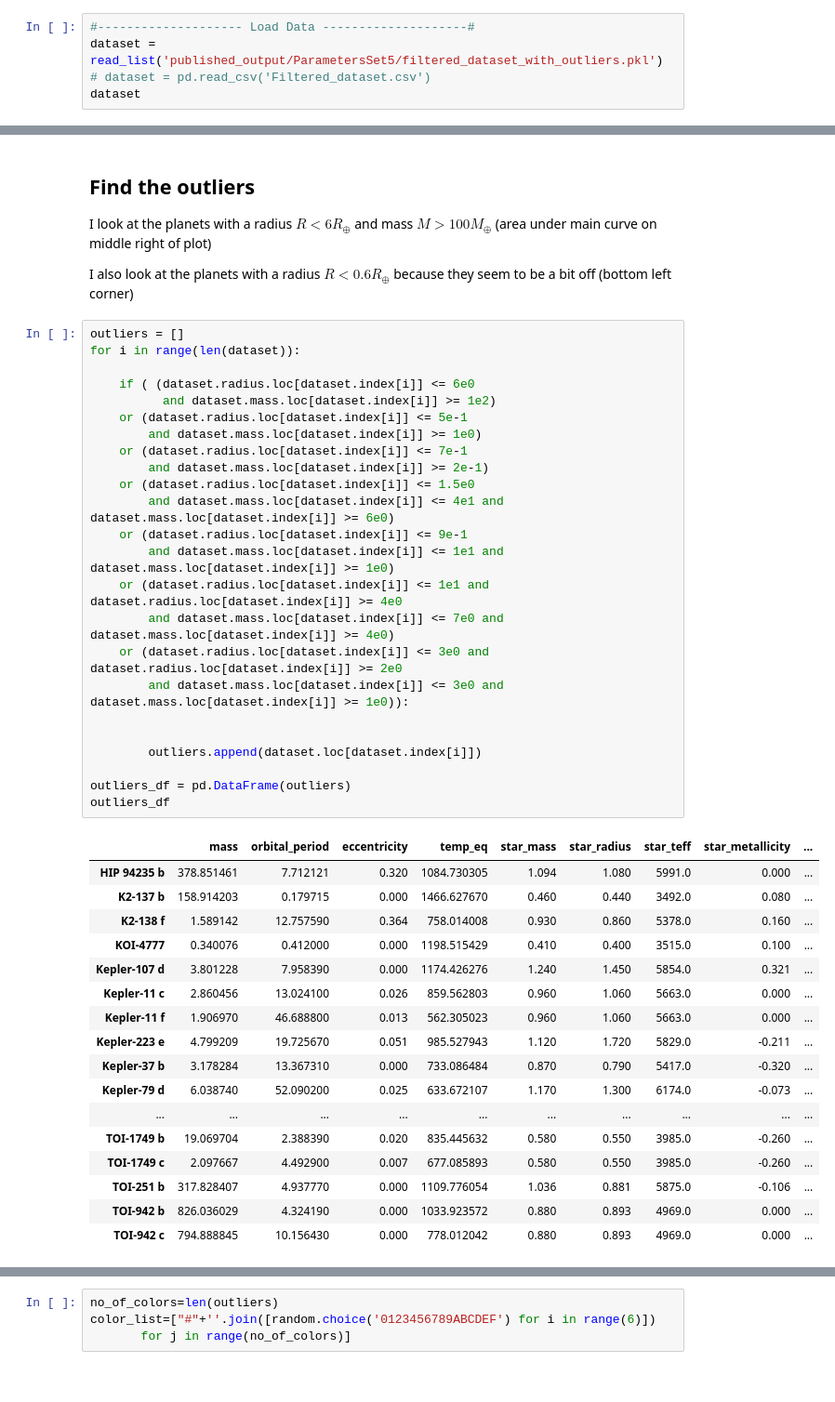
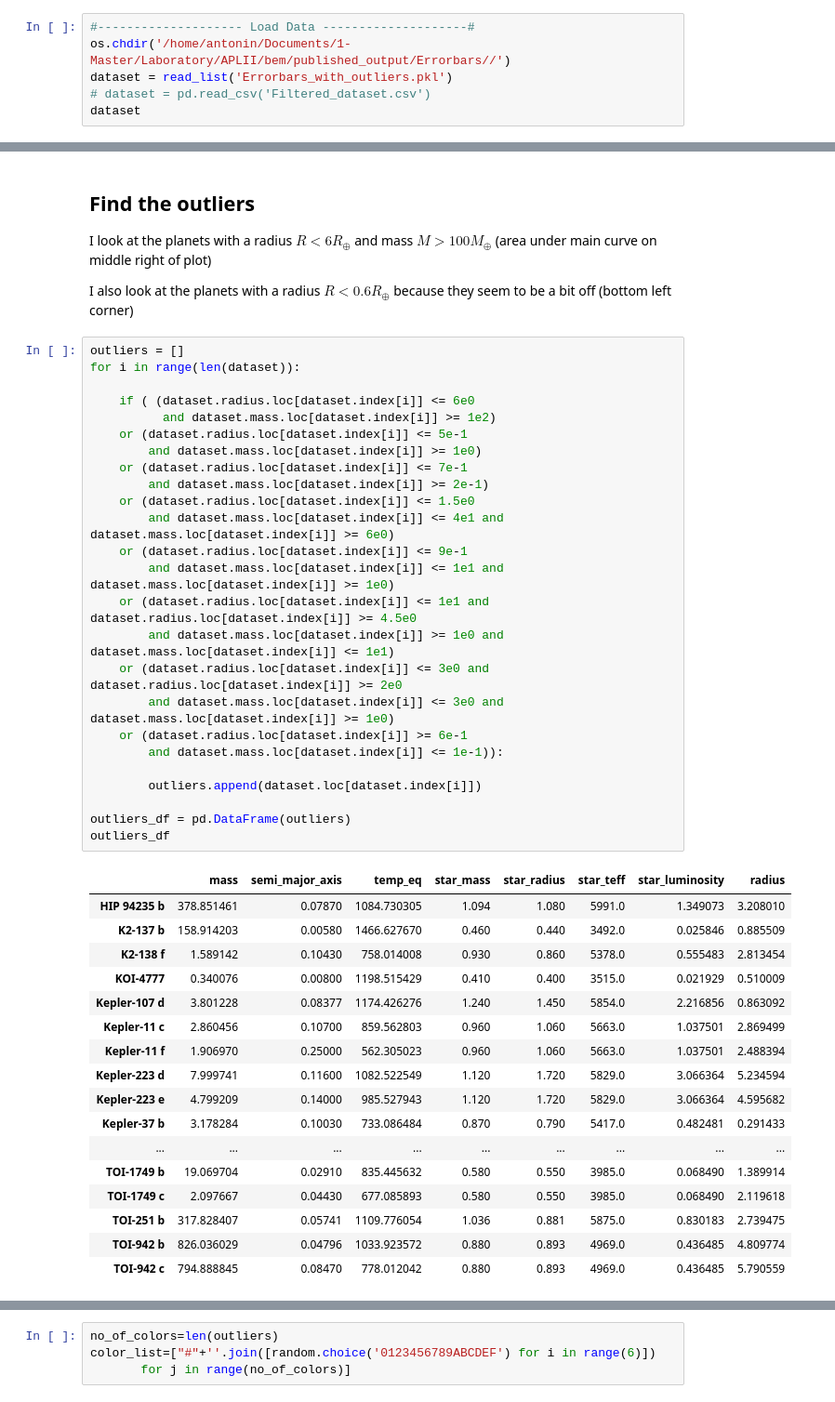
Before and after one commit to soleneulmer/bem, a Jupyter notebook: Find Outliers.ipynb, the cells around one changed output, grey strips where cells are left out. Shown at 93% size. Drawn from its saved outputs; the diff is of its cells as text.

```diff
--- a/Find Outliers.ipynb
+++ b/Find Outliers.ipynb
@@ -38,7 +39,8 @@ def print_list(dataset, path_to_file, file_name):
 ## Load Data
 # %%
 #-------------------- Load Data --------------------#
-dataset = read_list('published_output/ParametersSet5/filtered_dataset_with_outliers.pkl')
+os.chdir('/home/antonin/Documents/1-Master/Laboratory/APLII/bem/published_output/Errorbars//')
+dataset = read_list('Errorbars_with_outliers.pkl')
 # dataset = pd.read_csv('Filtered_dataset.csv')
 dataset
 # %% [output]
@@ -81,44 +83,45 @@ I also look at the planets with a radius $R < 0.6 R_{\oplus}$ because they seem
 # %%
 outliers = []
 for i in range(len(dataset)):
 
     if ( (dataset.radius.loc[dataset.index[i]] <= 6e0
           and dataset.mass.loc[dataset.index[i]] >= 1e2)
     or (dataset.radius.loc[dataset.index[i]] <= 5e-1
         and dataset.mass.loc[dataset.index[i]] >= 1e0)
     or (dataset.radius.loc[dataset.index[i]] <= 7e-1
         and dataset.mass.loc[dataset.index[i]] >= 2e-1)
     or (dataset.radius.loc[dataset.index[i]] <= 1.5e0
         and dataset.mass.loc[dataset.index[i]] <= 4e1 and dataset.mass.loc[dataset.index[i]] >= 6e0)
     or (dataset.radius.loc[dataset.index[i]] <= 9e-1
         and dataset.mass.loc[dataset.index[i]] <= 1e1 and dataset.mass.loc[dataset.index[i]] >= 1e0)
-    or (dataset.radius.loc[dataset.index[i]] <= 1e1 and dataset.radius.loc[dataset.index[i]] >= 4e0
-        and dataset.mass.loc[dataset.index[i]] <= 7e0 and dataset.mass.loc[dataset.index[i]] >= 4e0)
+    or (dataset.radius.loc[dataset.index[i]] <= 1e1 and dataset.radius.loc[dataset.index[i]] >= 4.5e0
+        and dataset.mass.loc[dataset.index[i]] >= 1e0 and dataset.mass.loc[dataset.index[i]] <= 1e1)
     or (dataset.radius.loc[dataset.index[i]] <= 3e0 and dataset.radius.loc[dataset.index[i]] >= 2e0
-        and dataset.mass.loc[dataset.index[i]] <= 3e0 and dataset.mass.loc[dataset.index[i]] >= 1e0)):
-
+        and dataset.mass.loc[dataset.index[i]] <= 3e0 and dataset.mass.loc[dataset.index[i]] >= 1e0)
+    or (dataset.radius.loc[dataset.index[i]] >= 6e-1
+        and dataset.mass.loc[dataset.index[i]] <= 1e-1)):
 
         outliers.append(dataset.loc[dataset.index[i]])
 
 outliers_df = pd.DataFrame(outliers)
 outliers_df
 # %% [output]
-|  | mass | orbital_period | eccentricity | temp_eq | star_mass | star_radius | star_teff | star_metallicity | ... |
-| HIP 94235 b | 378.851461 | 7.712121 | 0.320 | 1084.730305 | 1.094 | 1.080 | 5991.0 | 0.000 | ... |
-| K2-137 b | 158.914203 | 0.179715 | 0.000 | 1466.627670 | 0.460 | 0.440 | 3492.0 | 0.080 | ... |
-| K2-138 f | 1.589142 | 12.757590 | 0.364 | 758.014008 | 0.930 | 0.860 | 5378.0 | 0.160 | ... |
-| KOI-4777 | 0.340076 | 0.412000 | 0.000 | 1198.515429 | 0.410 | 0.400 | 3515.0 | 0.100 | ... |
-| Kepler-107 d | 3.801228 | 7.958390 | 0.000 | 1174.426276 | 1.240 | 1.450 | 5854.0 | 0.321 | ... |
-| Kepler-11 c | 2.860456 | 13.024100 | 0.026 | 859.562803 | 0.960 | 1.060 | 5663.0 | 0.000 | ... |
-| Kepler-11 f | 1.906970 | 46.688800 | 0.013 | 562.305023 | 0.960 | 1.060 | 5663.0 | 0.000 | ... |
-| Kepler-223 e | 4.799209 | 19.725670 | 0.051 | 985.527943 | 1.120 | 1.720 | 5829.0 | -0.211 | ... |
-| Kepler-37 b | 3.178284 | 13.367310 | 0.000 | 733.086484 | 0.870 | 0.790 | 5417.0 | -0.320 | ... |
-| Kepler-79 d | 6.038740 | 52.090200 | 0.025 | 633.672107 | 1.170 | 1.300 | 6174.0 | -0.073 | ... |
-| ... | ... | ... | ... | ... | ... | ... | ... | ... | ... |
-| TOI-1749 b | 19.069704 | 2.388390 | 0.020 | 835.445632 | 0.580 | 0.550 | 3985.0 | -0.260 | ... |
-| TOI-1749 c | 2.097667 | 4.492900 | 0.007 | 677.085893 | 0.580 | 0.550 | 3985.0 | -0.260 | ... |
-| TOI-251 b | 317.828407 | 4.937770 | 0.000 | 1109.776054 | 1.036 | 0.881 | 5875.0 | -0.106 | ... |
-| TOI-942 b | 826.036029 | 4.324190 | 0.000 | 1033.923572 | 0.880 | 0.893 | 4969.0 | 0.000 | ... |
-| TOI-942 c | 794.888845 | 10.156430 | 0.000 | 778.012042 | 0.880 | 0.893 | 4969.0 | 0.000 | ... |
+|  | mass | semi_major_axis | temp_eq | star_mass | star_radius | star_teff | star_luminosity | radius |
+| HIP 94235 b | 378.851461 | 0.07870 | 1084.730305 | 1.094 | 1.080 | 5991.0 | 1.349073 | 3.208010 |
+| K2-137 b | 158.914203 | 0.00580 | 1466.627670 | 0.460 | 0.440 | 3492.0 | 0.025846 | 0.885509 |
+| K2-138 f | 1.589142 | 0.10430 | 758.014008 | 0.930 | 0.860 | 5378.0 | 0.555483 | 2.813454 |
+| KOI-4777 | 0.340076 | 0.00800 | 1198.515429 | 0.410 | 0.400 | 3515.0 | 0.021929 | 0.510009 |
+| Kepler-107 d | 3.801228 | 0.08377 | 1174.426276 | 1.240 | 1.450 | 5854.0 | 2.216856 | 0.863092 |
+| Kepler-11 c | 2.860456 | 0.10700 | 859.562803 | 0.960 | 1.060 | 5663.0 | 1.037501 | 2.869499 |
+| Kepler-11 f | 1.906970 | 0.25000 | 562.305023 | 0.960 | 1.060 | 5663.0 | 1.037501 | 2.488394 |
+| Kepler-223 d | 7.999741 | 0.11600 | 1082.522549 | 1.120 | 1.720 | 5829.0 | 3.066364 | 5.234594 |
+| Kepler-223 e | 4.799209 | 0.14000 | 985.527943 | 1.120 | 1.720 | 5829.0 | 3.066364 | 4.595682 |
+| Kepler-37 b | 3.178284 | 0.10030 | 733.086484 | 0.870 | 0.790 | 5417.0 | 0.482481 | 0.291433 |
+| ... | ... | ... | ... | ... | ... | ... | ... | ... |
+| TOI-1749 b | 19.069704 | 0.02910 | 835.445632 | 0.580 | 0.550 | 3985.0 | 0.068490 | 1.389914 |
+| TOI-1749 c | 2.097667 | 0.04430 | 677.085893 | 0.580 | 0.550 | 3985.0 | 0.068490 | 2.119618 |
+| TOI-251 b | 317.828407 | 0.05741 | 1109.776054 | 1.036 | 0.881 | 5875.0 | 0.830183 | 2.739475 |
+| TOI-942 b | 826.036029 | 0.04796 | 1033.923572 | 0.880 | 0.893 | 4969.0 | 0.436485 | 4.809774 |
+| TOI-942 c | 794.888845 | 0.08470 | 778.012042 | 0.880 | 0.893 | 4969.0 | 0.436485 | 5.790559 |
 # %%
 # Save outliers to pickle file
```
Also changed, not shown: parts of 5 cells of this notebook, 3 other files.
